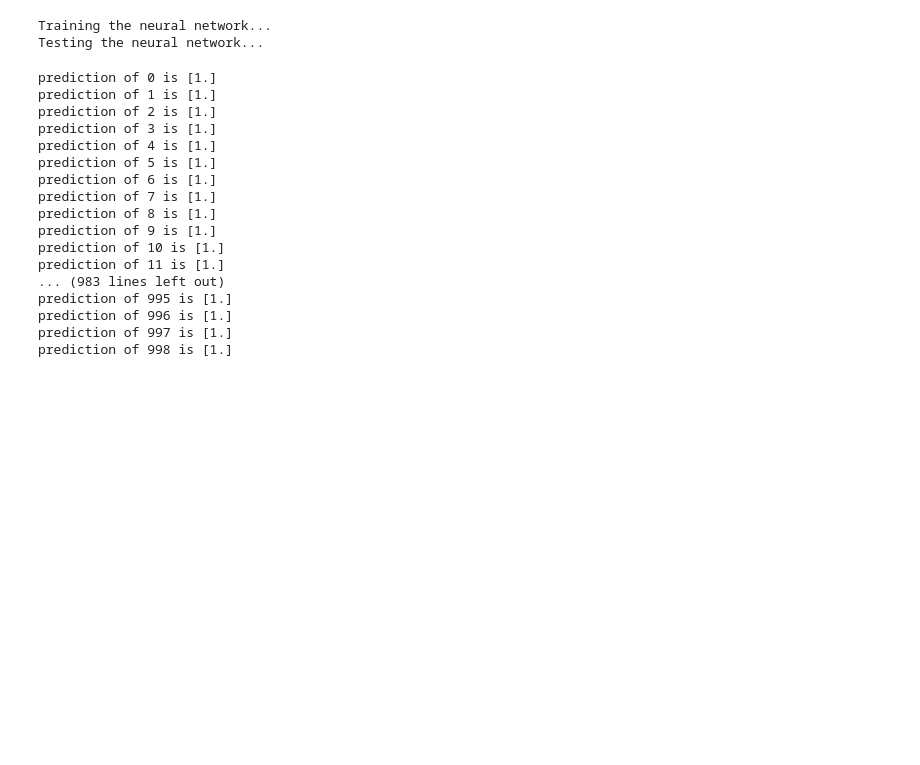
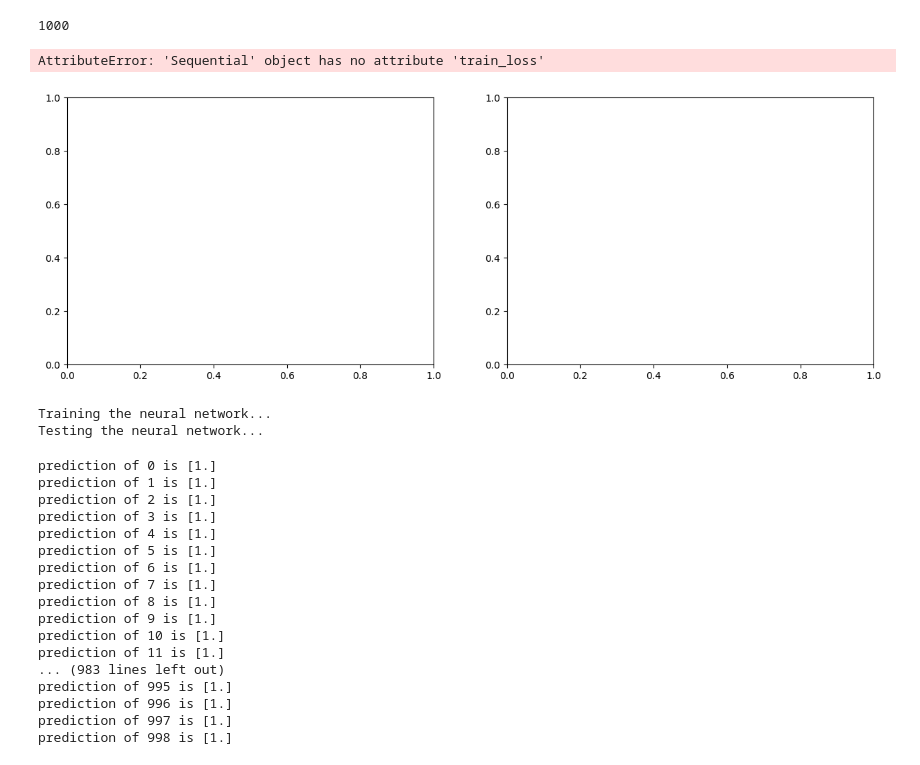
Before and after one commit to Khagendra01/RSN, a Jupyter notebook: py/MLB.ipynb, the cells around one changed output. Cells and saved outputs as stored; diff of their text form; code cells hidden in the pictures; blank space fills up the shorter version.

Commit message:
changes after training

```diff
--- a/py/MLB.ipynb
+++ b/py/MLB.ipynb
@@ -158,4 +158,4 @@ model.compile(optimizer='adam',loss=LOSS_FN,metrics=['accuracy'])
 
 # train on training data, and validate on test data
 # we'll train for 5 epochs
-#model.fit(x_train_flat, y_train, epochs=5, validation_data=(x_test_flat, y_test))
+model.fit(x_train_flat, y_train, epochs=5, validation_data=(x_test_flat, y_test))
@@ -168,3 +195,27 @@ model.compile(optimizer='adam',loss=LOSS_FN,metrics=['accuracy'])
+# %%
+x_train_flat.shape[0]
+# %% [output]
+1000
+# %%
+import matplotlib.pyplot as plt
+
+fig,ax = plt.subplots(1,2,figsize=(15,5))
+ax[0].plot(model.train_loss,label="Train loss")
+ax[0].plot(model.val_loss,label="Val loss")
+ax[0].legend()
+ax[0].set_xlabel("Epoch")
+ax[0].set_ylabel("Loss")
+ax[0].grid()
+
+ax[1].plot(model.train_acc,label="Train acc")
+ax[1].plot(model.val_acc,label="Val acc")
+ax[1].legend()
+ax[1].set_xlabel("Epoch")
+ax[1].set_ylabel("Accuracy")
+ax[1].grid()
+# %% [output]
+AttributeError: 'Sequential' object has no attribute 'train_loss'
+[figure, added]
 # %%
 from joblib.numpy_pickle_utils import xrange
 from numpy import *
```
Also changed, not shown: parts of 3 cells of this notebook.
